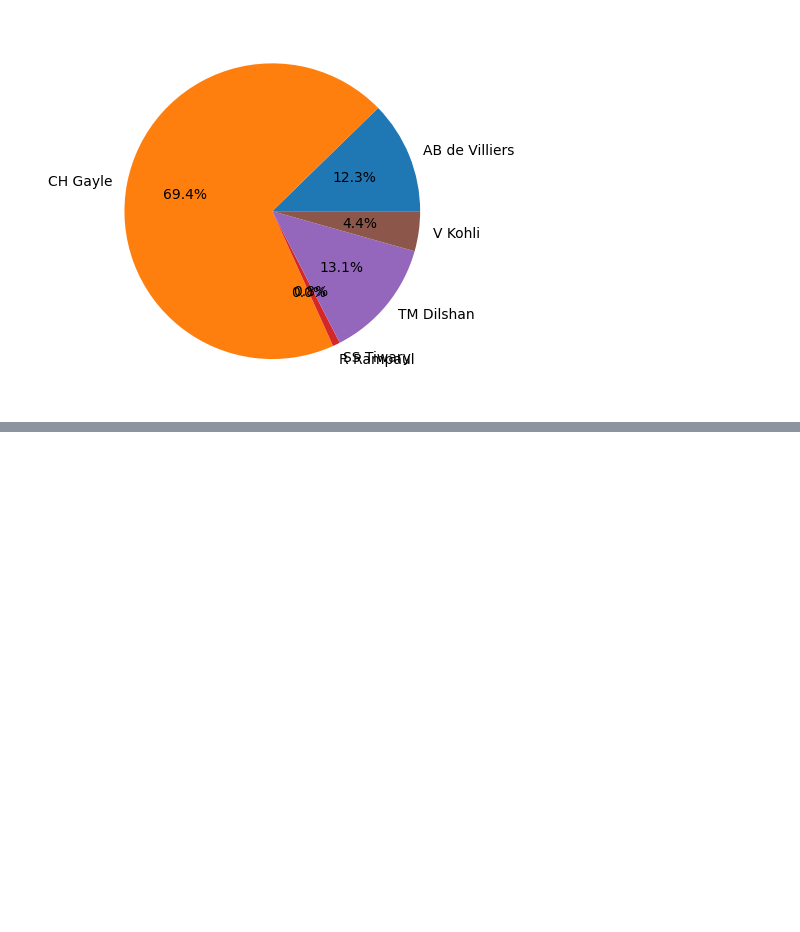
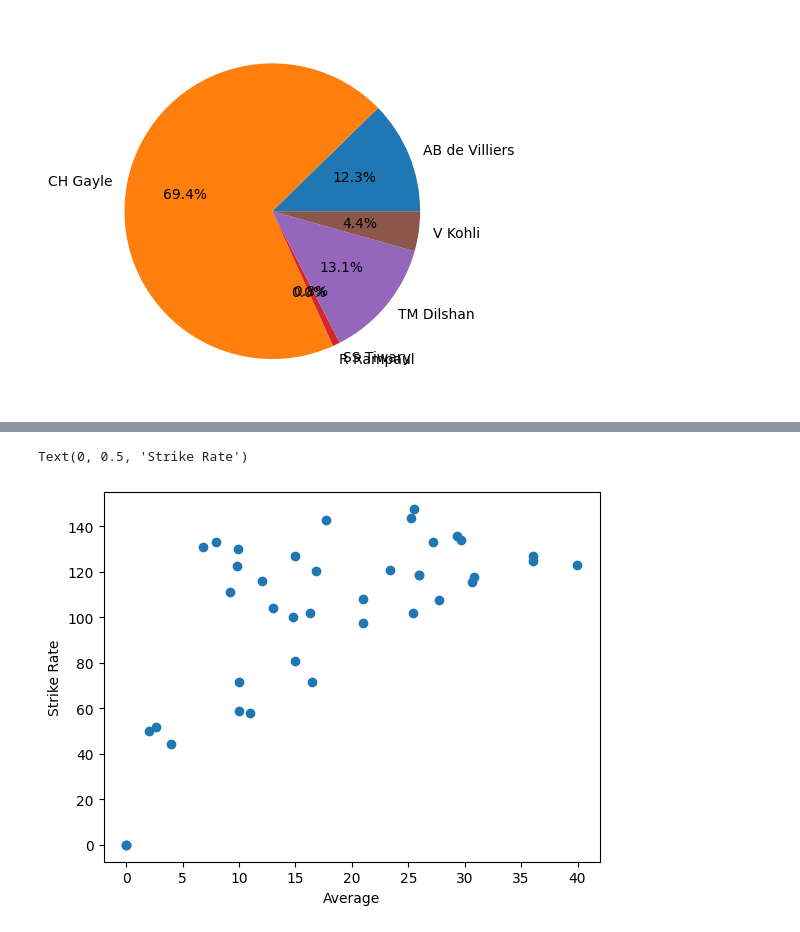
Before and after one commit to phigratio/Machine-Learning, a Jupyter notebook: Matplotlib.ipynb, the cells around one changed output, grey strips where cells are left out. Saved outputs shown, nothing was run; the diff lists cells and outputs as text; code cells hidden in the pictures; blank space fills up the shorter version.

```diff
--- a/Matplotlib.ipynb
+++ b/Matplotlib.ipynb
@@ -186,0 +226,9 @@ plt.show()
+# %%
+#SubPlots
+fig,ax=plt.subplots()
+ax.scatter(sample['avg'],sample['strike_rate'])
+ax.set_xlabel('Average')
+ax.set_ylabel('Strike Rate')
+# %% [output]
+Text(0, 0.5, 'Strike Rate')
+[figure, added]
```
Also changed, not shown: parts of 15 cells of this notebook.
